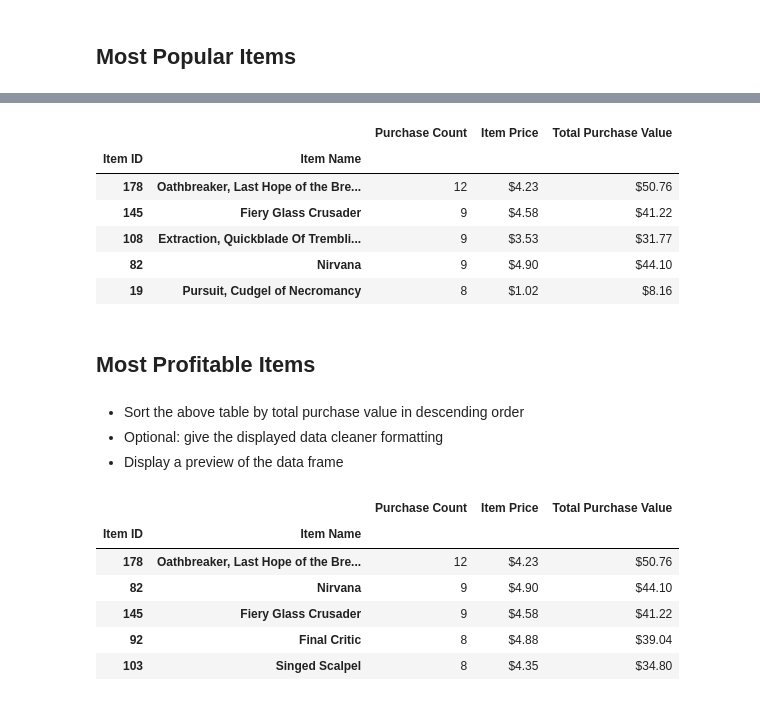
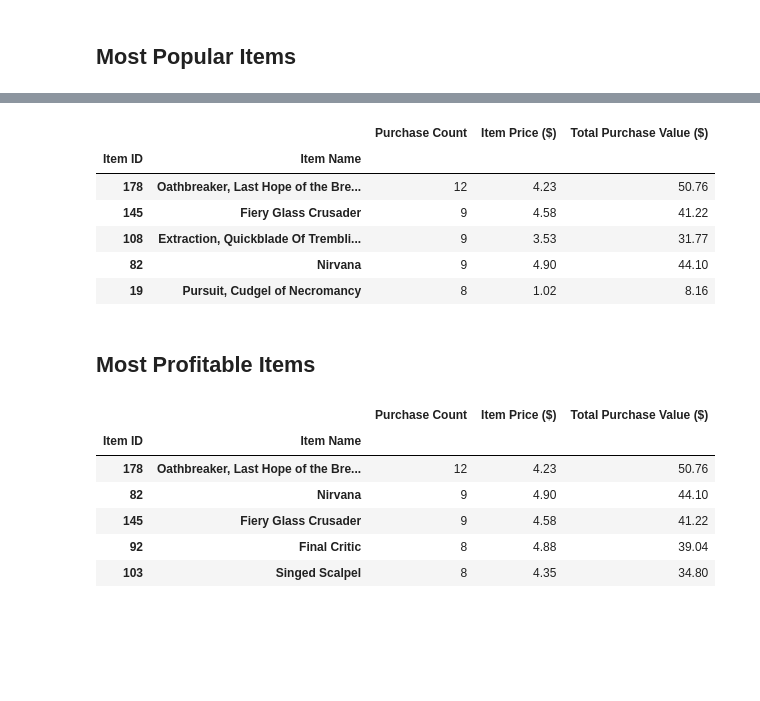
Before and after one commit to bendgame/BootCamp_hw4, a Jupyter notebook: Eric_Kleppen_hw4_Heroes_of_pymoli.ipynb, the cells around one changed output, grey strips where cells are left out. Drawn from its saved outputs; the diff is of its cells as text; code cells hidden in the pictures; blank space fills up the shorter version.

```diff
--- a/Eric_Kleppen_hw4_Heroes_of_pymoli.ipynb
+++ b/Eric_Kleppen_hw4_Heroes_of_pymoli.ipynb
@@ -11,11 +17,13 @@
 # Dependencies and Setup
 import pandas as pd
 import numpy as np
+
+#ignore the red warnings
 import warnings
 warnings.filterwarnings('ignore')
 
 # File to Load (Remember to Change These)
-file_to_load = r"C:\Users\bendgame\Desktop\MINSTPDATA\MINSTP201902DATA4-master\Homework\04 - Pandas\HeroesOfPymoli\Resources/purchase_data.csv"
+file_to_load = "../Resources/purchase_data.csv"
 
 # Read Purchasing File and store into Pandas data frame
 df_pd = pd.read_csv(file_to_load)
@@ -275,42 +291,53 @@ age_prchs_sum.head()
 # %%
+#create a dataframe to calculate the most popular items
+
+#select the columns to include in the dataframe
 popular_items = df_pd[["Item ID","Item Name", "Price"]]
+
+#rename the column
 popular_items = popular_items.rename(columns = {"Price":"Purchase Count"})
+
+#Use group by to create a multi-index dataframe and count the data in the renamed column
 popular_items_g = popular_items.groupby(["Item ID", "Item Name"]).count()
 
-popular_items_g["Item Price"] = popular_items.groupby(["Item ID", "Item Name"]).mean()
-popular_items_g["Item Price"] = popular_items_g["Item Price"].map("${:.2f}".format)
-popular_items_g["Total Purchase Value"] = popular_items.groupby(["Item ID", "Item Name"]).sum()
+#Calculate the item price and total purchase value
+popular_items_g["Item Price ($)"] = popular_items.groupby(["Item ID", "Item Name"]).mean()
 
+#format the column to add a dollar sign
+#popular_items_g["Item Price"] = popular_items_g["Item Price"] #.map("${:.2f}".format)
+popular_items_g["Total Purchase Value ($)"] = popular_items.groupby(["Item ID", "Item Name"]).sum()
 
+#sort the values by purchase count
 popular_items_gs = popular_items_g.sort_values("Purchase Count", ascending = False)
 
-popular_items_gs["Total Purchase Value"] = popular_items_gs["Total Purchase Value"].map("${:.2f}".format)
+#format the column with a $
+#popular_items_gs["Total Purchase Value"] = popular_items_gs["Total Purchase Value"] #.map("${:.2f}".format)
 
+#display the dataframe
 popular_items_gs.head()
 # %% [output]
-|  |  | Purchase Count | Item Price | Total Purchase Value |
+|  |  | Purchase Count | Item Price ($) | Total Purchase Value ($) |
 | Item ID | Item Name |  |  |  |
-| 178 | Oathbreaker, Last Hope of the Bre... | 12 | $4.23 | $50.76 |
-| 145 | Fiery Glass Crusader | 9 | $4.58 | $41.22 |
-| 108 | Extraction, Quickblade Of Trembli... | 9 | $3.53 | $31.77 |
-| 82 | Nirvana | 9 | $4.90 | $44.10 |
-| 19 | Pursuit, Cudgel of Necromancy | 8 | $1.02 | $8.16 |
+| 178 | Oathbreaker, Last Hope of the Bre... | 12 | 4.23 | 50.76 |
+| 145 | Fiery Glass Crusader | 9 | 4.58 | 41.22 |
+| 108 | Extraction, Quickblade Of Trembli... | 9 | 3.53 | 31.77 |
+| 82 | Nirvana | 9 | 4.90 | 44.10 |
+| 19 | Pursuit, Cudgel of Necromancy | 8 | 1.02 | 8.16 |
 # %% [markdown]
 ## Most Profitable Items
-# %% [markdown]
-* Sort the above table by total purchase value in descending order
-* Optional: give the displayed data cleaner formatting
-* Display a preview of the data frame
 # %%
-profitable_items_g = popular_items_g.sort_values("Total Purchase Value", ascending = False)
-profitable_items_g["Total Purchase Value"] = popular_items_g["Total Purchase Value"].map("${:.2f}".format)
+#use the previous dataframe to find the most profitable item
+
+profitable_items_g = popular_items_g.sort_values("Total Purchase Value ($)", ascending = False)
+#format the column with a $ sign
+#profitable_items_g["Total Purchase Value"] = popular_items_g["Total Purchase Value"].map("${:.2f}".format)
 
 profitable_items_g.head()
 # %% [output]
-|  |  | Purchase Count | Item Price | Total Purchase Value |
+|  |  | Purchase Count | Item Price ($) | Total Purchase Value ($) |
 | Item ID | Item Name |  |  |  |
-| 178 | Oathbreaker, Last Hope of the Bre... | 12 | $4.23 | $50.76 |
-| 82 | Nirvana | 9 | $4.90 | $44.10 |
-| 145 | Fiery Glass Crusader | 9 | $4.58 | $41.22 |
-| 92 | Final Critic | 8 | $4.88 | $39.04 |
-| 103 | Singed Scalpel | 8 | $4.35 | $34.80 |
+| 178 | Oathbreaker, Last Hope of the Bre... | 12 | 4.23 | 50.76 |
+| 82 | Nirvana | 9 | 4.90 | 44.10 |
+| 145 | Fiery Glass Crusader | 9 | 4.58 | 41.22 |
+| 92 | Final Critic | 8 | 4.88 | 39.04 |
+| 103 | Singed Scalpel | 8 | 4.35 | 34.80 |
```
Also changed, not shown: parts of 21 cells of this notebook.
